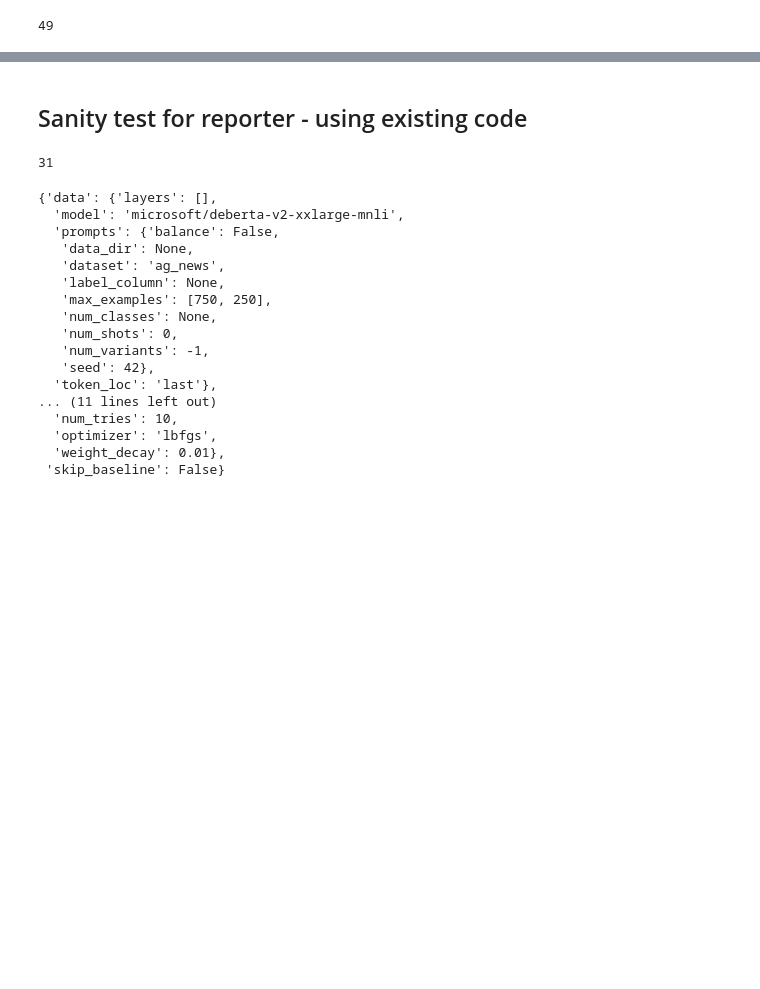
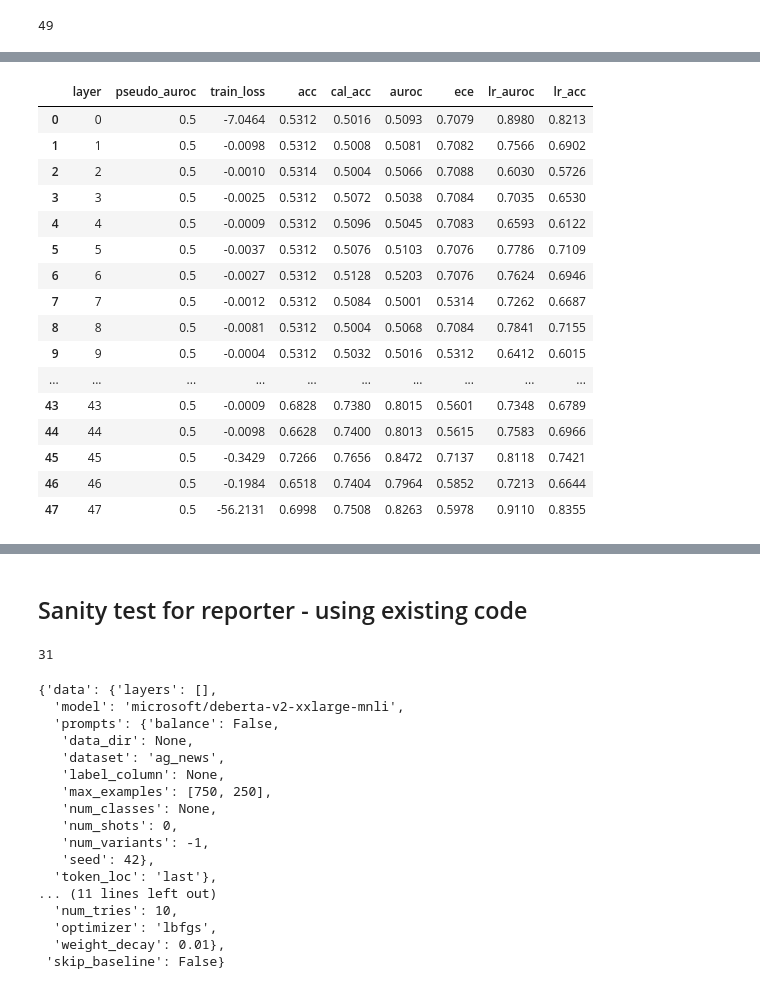
Before and after one commit to LRudL/elk-experiments, a Jupyter notebook: results.ipynb, the cells around one changed output, grey strips where cells are left out. Cells and saved outputs as stored; diff of their text form; code cells hidden in the pictures; blank space fills up the shorter version.

```diff
--- a/results.ipynb
+++ b/results.ipynb
@@ -137,0 +176,20 @@ tensor([  49.5355,  315.6525,   37.0467,   32.9943,   94.9747, -146.2065,
+# %%
+csv
+# %% [output]
+|  | layer | pseudo_auroc | train_loss | acc | cal_acc | auroc | ece | lr_auroc | lr_acc |
+| 0 | 0 | 0.5 | -7.0464 | 0.5312 | 0.5016 | 0.5093 | 0.7079 | 0.8980 | 0.8213 |
+| 1 | 1 | 0.5 | -0.0098 | 0.5312 | 0.5008 | 0.5081 | 0.7082 | 0.7566 | 0.6902 |
+| 2 | 2 | 0.5 | -0.0010 | 0.5314 | 0.5004 | 0.5066 | 0.7088 | 0.6030 | 0.5726 |
+| 3 | 3 | 0.5 | -0.0025 | 0.5312 | 0.5072 | 0.5038 | 0.7084 | 0.7035 | 0.6530 |
+| 4 | 4 | 0.5 | -0.0009 | 0.5312 | 0.5096 | 0.5045 | 0.7083 | 0.6593 | 0.6122 |
+| 5 | 5 | 0.5 | -0.0037 | 0.5312 | 0.5076 | 0.5103 | 0.7076 | 0.7786 | 0.7109 |
+| 6 | 6 | 0.5 | -0.0027 | 0.5312 | 0.5128 | 0.5203 | 0.7076 | 0.7624 | 0.6946 |
+| 7 | 7 | 0.5 | -0.0012 | 0.5312 | 0.5084 | 0.5001 | 0.5314 | 0.7262 | 0.6687 |
+| 8 | 8 | 0.5 | -0.0081 | 0.5312 | 0.5004 | 0.5068 | 0.7084 | 0.7841 | 0.7155 |
+| 9 | 9 | 0.5 | -0.0004 | 0.5312 | 0.5032 | 0.5016 | 0.5312 | 0.6412 | 0.6015 |
+| ... | ... | ... | ... | ... | ... | ... | ... | ... | ... |
+| 43 | 43 | 0.5 | -0.0009 | 0.6828 | 0.7380 | 0.8015 | 0.5601 | 0.7348 | 0.6789 |
+| 44 | 44 | 0.5 | -0.0098 | 0.6628 | 0.7400 | 0.8013 | 0.5615 | 0.7583 | 0.6966 |
+| 45 | 45 | 0.5 | -0.3429 | 0.7266 | 0.7656 | 0.8472 | 0.7137 | 0.8118 | 0.7421 |
+| 46 | 46 | 0.5 | -0.1984 | 0.6518 | 0.7404 | 0.7964 | 0.5852 | 0.7213 | 0.6644 |
+| 47 | 47 | 0.5 | -56.2131 | 0.6998 | 0.7508 | 0.8263 | 0.5978 | 0.9110 | 0.8355 |
```
Also changed, not shown: parts of 48 cells of this notebook, 1 other file.
